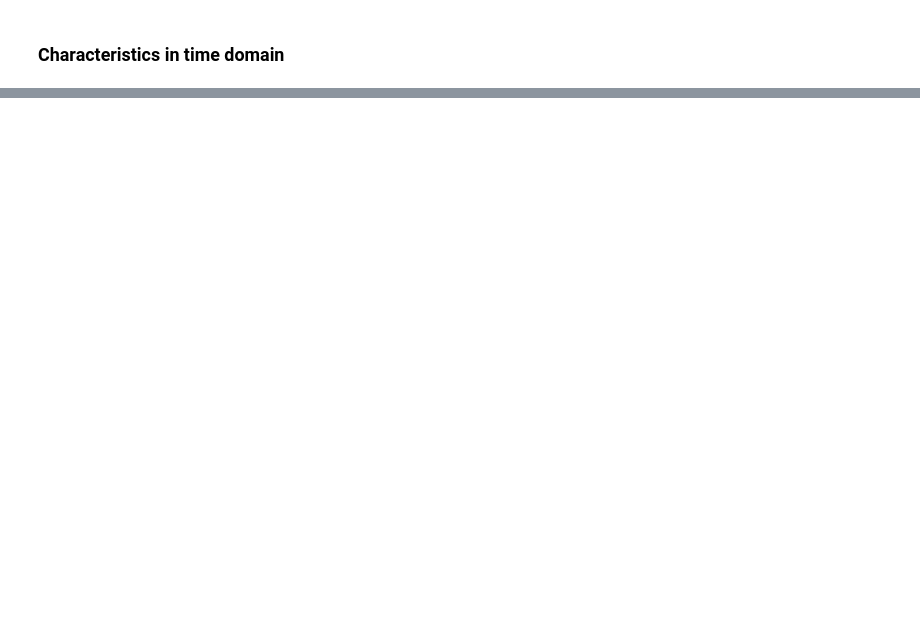
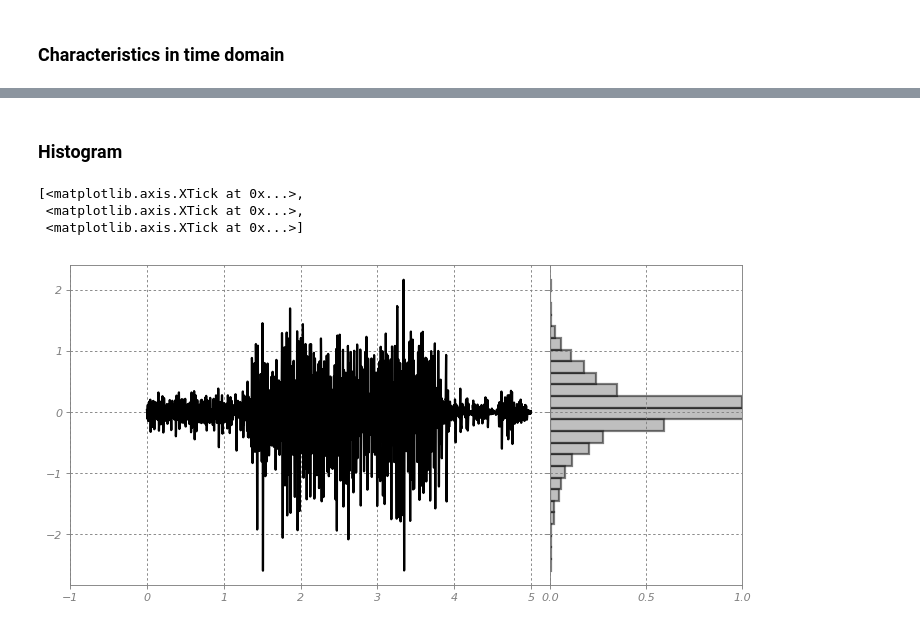
Before and after one commit to novabiosignals/BSAP-Presentation, a Jupyter notebook: Signals.ipynb, the cells around one changed output, grey strips where cells are left out. Drawn from its saved outputs; the diff is of its cells as text; code cells hidden in the pictures; blank space fills up the shorter version.

```diff
--- a/Signals.ipynb
+++ b/Signals.ipynb
@@ -85,0 +148,28 @@ tight_layout()
+# %% [markdown]
+### Histogram
+# %%
+from matplotlib.ticker import NullFormatter
+
+
+nullfmt=NullFormatter()
+[t,s]= loadtxt('data/emg.txt.gz')
+bins = 25
+figure()
+ax1=axes([0.125,0.1,0.5,0.8])
+ax2=axes([0.125+0.5,0.1,0.2,0.8])
+
+ax1.plot(t,s, color='k')
+ax1.set_xticks(ax1.get_xticks()[:-1])
+
+
+ax2.hist(s,bins,edgecolor='k',normed=True,facecolor='grey', alpha=0.5, histtype='bar', orientation='horizontal',lw=2)
+
+ax2.axis([0,1,ax1.axis()[2],ax1.axis()[3]])
+
+ax2.yaxis.set_major_formatter(nullfmt)
+ax2.set_xticks([0,0.5,1])
+# %% [output]
+[<matplotlib.axis.XTick at 0x...>,
+ <matplotlib.axis.XTick at 0x...>,
+ <matplotlib.axis.XTick at 0x...>]
+[figure, added]
```
Also changed, not shown: parts of 46 cells of this notebook.
